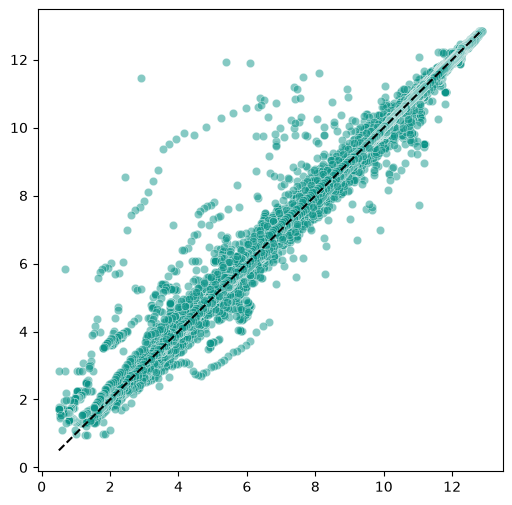
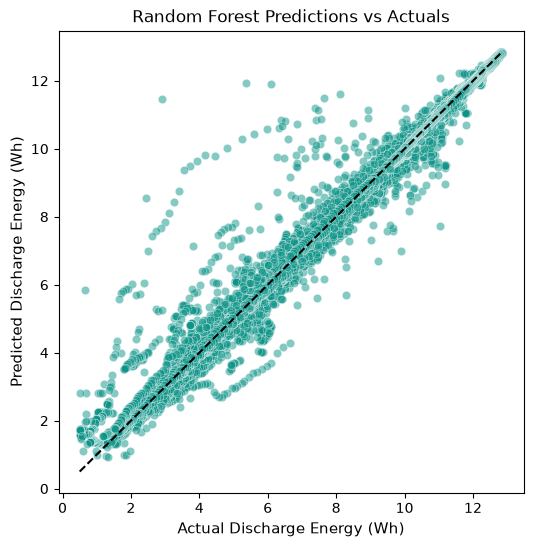
Code edit (unified diff) that turned the first committed figure into the second:
--- before
+++ after
@@ -7,4 +7,7 @@
 max(all_y_test.max(), all_y_pred.max())
 ]
+ax.set_xlabel('Actual Discharge Energy (Wh)', fontsize=11)
+ax.set_ylabel('Predicted Discharge Energy (Wh)', fontsize=11)
+ax.set_title('Random Forest Predictions vs Actuals', fontsize=12)
 plt.plot(lims, lims, 'k--')
 plt.show()

Commit: Added tuned outer CV and UMAP